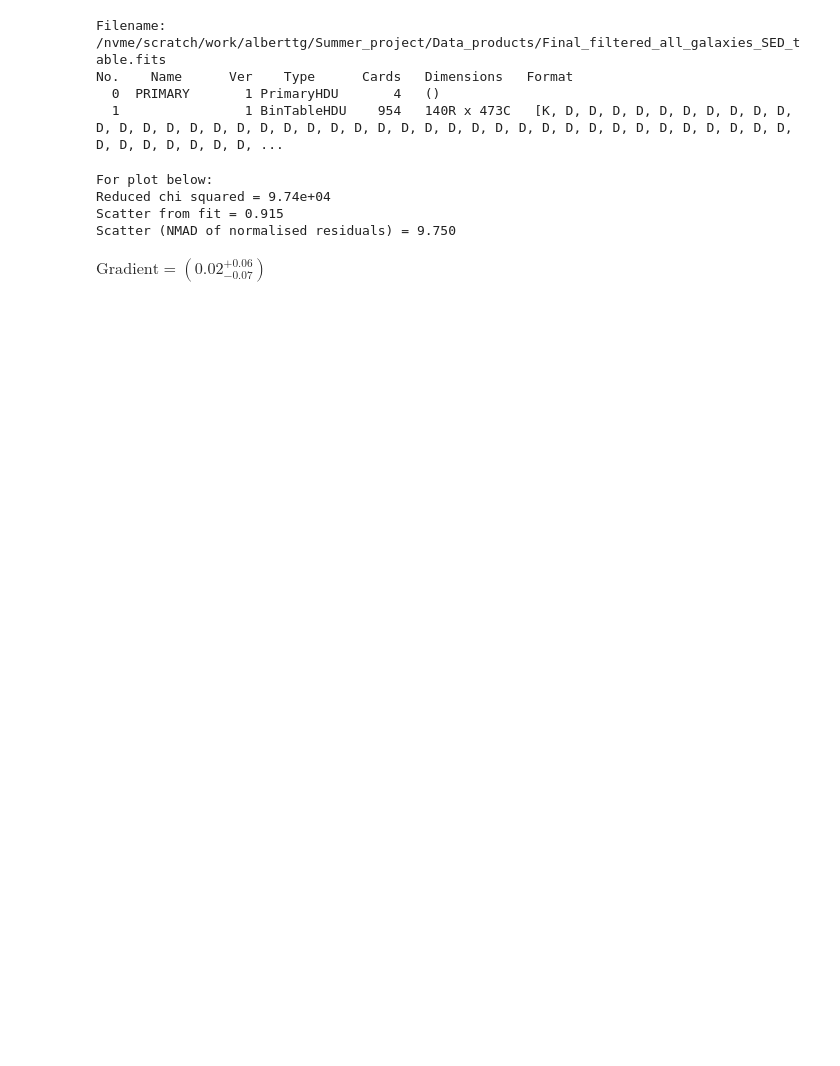
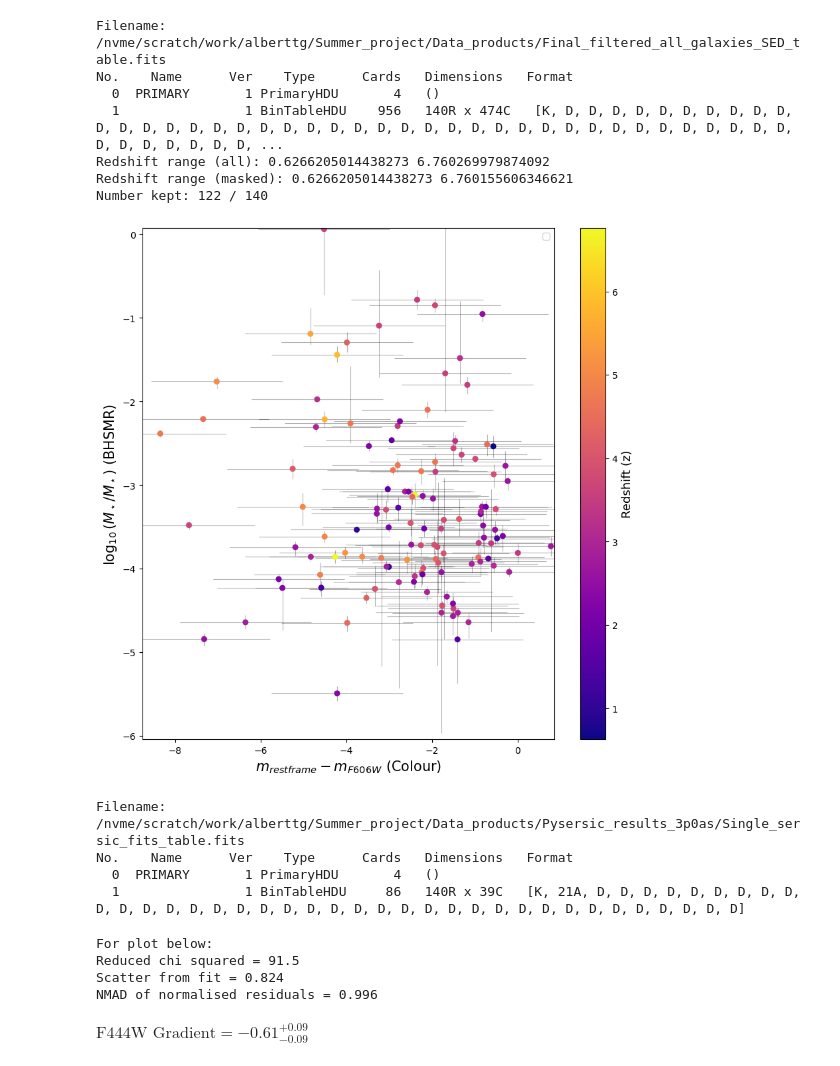
Before and after one commit to a-tg161/Summer_project, a Jupyter notebook: Jupyter_notebooks/More_plotting.ipynb, the cells around one changed output. Drawn from its saved outputs; the diff is of its cells as text; code cells hidden in the pictures; blank space fills up the shorter version.

```diff
--- a/Jupyter_notebooks/More_plotting.ipynb
+++ b/Jupyter_notebooks/More_plotting.ipynb
@@ -986,0 +1140,20 @@ def bhsmr_vs_morph(table):
+# %%
+def filter_selection_by_redshift(z):
+    """
+    Select a filter that is closest to restframe emission based on redshift.
+    This logic is using figure 2 from EPOCHS VI.
+    """
+    if z < 1:
+        filter = "F115W"
+    if 1 <= z < 2:
+        filter = "F150W"
+    if 2 <= z < 3:
+        filter ="F200W"
+    if 3 <= z < 4:
+        filter = "F277W"
+    if 4 <= z < 5:
+        filter = "F356W"
+    if 5 <= z:
+        filter = "F444W"
+
+    return filter
@@ -1155,32 +1549,68 @@ def time_evolution_morphology(table):
 # %%
 if __name__ == "__main__":
 
     SED_tab = open_fits_table("/nvme/scratch/work/alberttg/Summer_project/Data_products/Final_filtered_all_galaxies_SED_table.fits")
 
-    time_evolution_SED_data(SED_tab)
+    # plot_AGNlum(SED_tab)
+
+    # time_evolution_SED_data(SED_tab)
+
+    plot_galaxy_colours(SED_tab)
 
 
     morphology_tab = open_csv_table("/nvme/scratch/work/alberttg/Summer_project/csv_tables/All_morphology_table.csv")
-    galaxy_tab = open_fits_table("/nvme/scratch/work/alberttg/Summer_project/Ha_and_NII_broad_line_data.fits")
 
     morphology_and_galaxy_table = join(
-                galaxy_tab,
+                SED_tab,
                 morphology_tab,
                 keys=["SURVEY_ID", "REDSHIFT"]
     )
 
-    # bhm_vs_morph(morphology_and_galaxy_table)
+    # time_evolution_morphology(morphology_and_galaxy_table)
 
-    # TODO: bhsmr_vs_morph(morphology_and_galaxy_table) # This needs to be a DIC filtered table
+    #--------------------------------------------------------------------------------------------------------------
+    single_morph_table = open_fits_table("/nvme/scratch/work/alberttg/Summer_project/Data_products/Pysersic_results_3p0as/Single_sersic_fits_table.fits")
 
-    # time_evolution_morphology(morphology_and_galaxy_table)
+    single_morph_galaxy_table = join(
+            SED_tab,
+            single_morph_table,
+            keys=["SURVEY_ID", "SURVEY", "REDSHIFT"]
+    )
+
+    # bhm_vs_morph(single_morph_galaxy_table) needs a mask for 0 errs
+
+    bhsmr_vs_morph(single_morph_galaxy_table)
+
+    individual_plots_bhsmr_vs_morph(single_morph_galaxy_table)
+
+    PS_single_morph_table = open_fits_table("/nvme/scratch/work/alberttg/Summer_project/Data_products/Pysersic_results_0p96as/PS_single_sersic_NEW_fits_table.fits")
+
+    PS_single_morph_galaxy_table = join(
+                SED_tab,
+                PS_single_morph_table,
+                keys=["SURVEY_ID", "SURVEY", "REDSHIFT"]
+        )
+
+    # bhm_vs_morph(PS_single_morph_galaxy_table) needs a mask for 0 errs
+
+    bhsmr_vs_morph(PS_single_morph_galaxy_table)
+
+    individual_plots_bhsmr_vs_morph(PS_single_morph_galaxy_table)
 # %% [output]
 Filename: /nvme/scratch/work/alberttg/Summer_project/Data_products/Final_filtered_all_galaxies_SED_table.fits
 No.    Name      Ver    Type      Cards   Dimensions   Format
   0  PRIMARY       1 PrimaryHDU       4   ()
-  1                1 BinTableHDU    954   140R x 473C   [K, D, D, D, D, D, D, D, D, D, D, D, D, D, D, D, D, D, D, D, D, D, D, D, D, D, D, D, D, D, D, D, D, D, D, D, D, D, D, D, D, D, D, D, D, D, D, D, ...
+  1                1 BinTableHDU    956   140R x 474C   [K, D, D, D, D, D, D, D, D, D, D, D, D, D, D, D, D, D, D, D, D, D, D, D, D, D, D, D, D, D, D, D, D, D, D, D, D, D, D, D, D, D, D, D, D, D, D, D, ...
+Redshift range (all): 0.6266205014438273 6.760269979874092
+Redshift range (masked): 0.6266205014438273 6.760155606346621
+Number kept: 122 / 140
+[figure, new version]
-For plot below:
-Reduced chi squared = 9.74e+04
-Scatter from fit = 0.915
-Scatter (NMAD of normalised residuals) = 9.750
+Filename: /nvme/scratch/work/alberttg/Summer_project/Data_products/Pysersic_results_3p0as/Single_sersic_fits_table.fits
+No.    Name      Ver    Type      Cards   Dimensions   Format
+  0  PRIMARY       1 PrimaryHDU       4   ()
+  1                1 BinTableHDU     86   140R x 39C   [K, 21A, D, D, D, D, D, D, D, D, D, D, D, D, D, D, D, D, D, D, D, D, D, D, D, D, D, D, D, D, D, D, D, D, D, D, D, D, D]
+For plot below:
+Reduced chi squared = 91.5
+Scatter from fit = 0.824
+NMAD of normalised residuals = 0.996
-$\displaystyle  \text{Gradient} = (0.02^{+0.06}_{-0.07})$
+$\displaystyle  \text{F444W Gradient} = -0.61^{+0.09}_{-0.09}$
```
Also changed, not shown: parts of 12 cells of this notebook, 4 other files.
